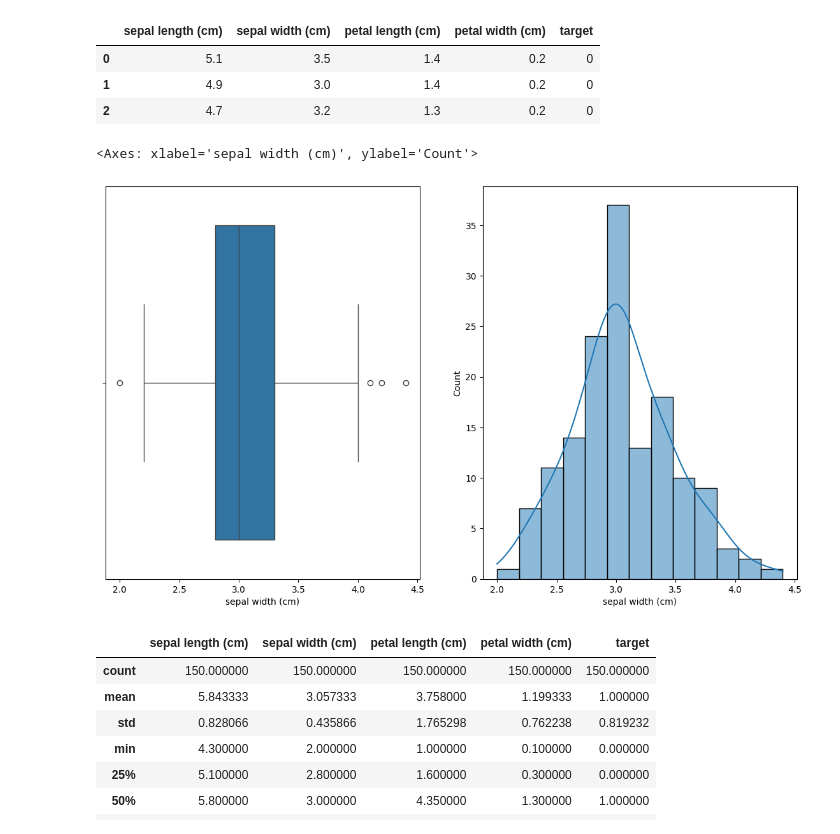
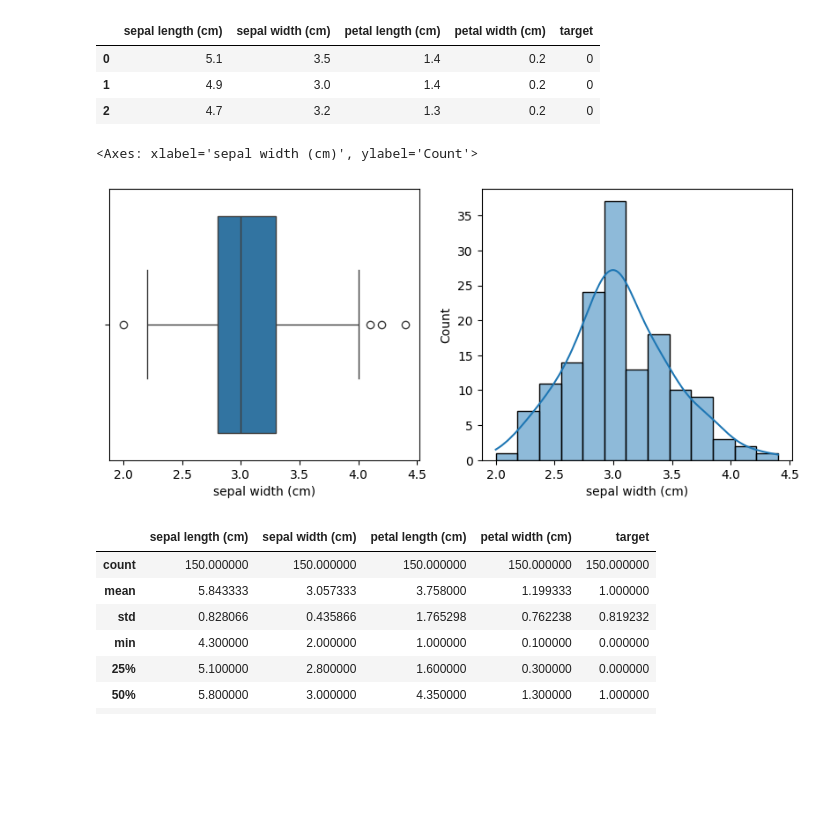
Before and after one commit to aledigirm3/scikit-learn-iris, a Jupyter notebook: iris.ipynb, the cells around one changed output. Drawn from its saved outputs; the diff is of its cells as text; code cells hidden in the pictures; blank space fills up the shorter version.

```diff
--- a/iris.ipynb
+++ b/iris.ipynb
@@ -31,16 +31,16 @@ df[:3]
 | 1 | 4.9 | 3.0 | 1.4 | 0.2 | 0 |
 | 2 | 4.7 | 3.2 | 1.3 | 0.2 | 0 |
 # %%
-plt.figure(figsize=(12, 2))
+plt.figure(figsize=(10, 4))
 
 plt.subplot(1, 2, 1)
 sns.boxplot(data = df, x = df.columns[1]) #for outliers
 
 plt.subplot(1, 2, 2)
 sns.histplot(data = df, x = df.columns[1], kde = True)
 # %% [output]
 <Axes: xlabel='sepal width (cm)', ylabel='Count'>
-[figure, old version]
+[figure, new version]
 # %%
 df.describe()
 # %% [output]
```
